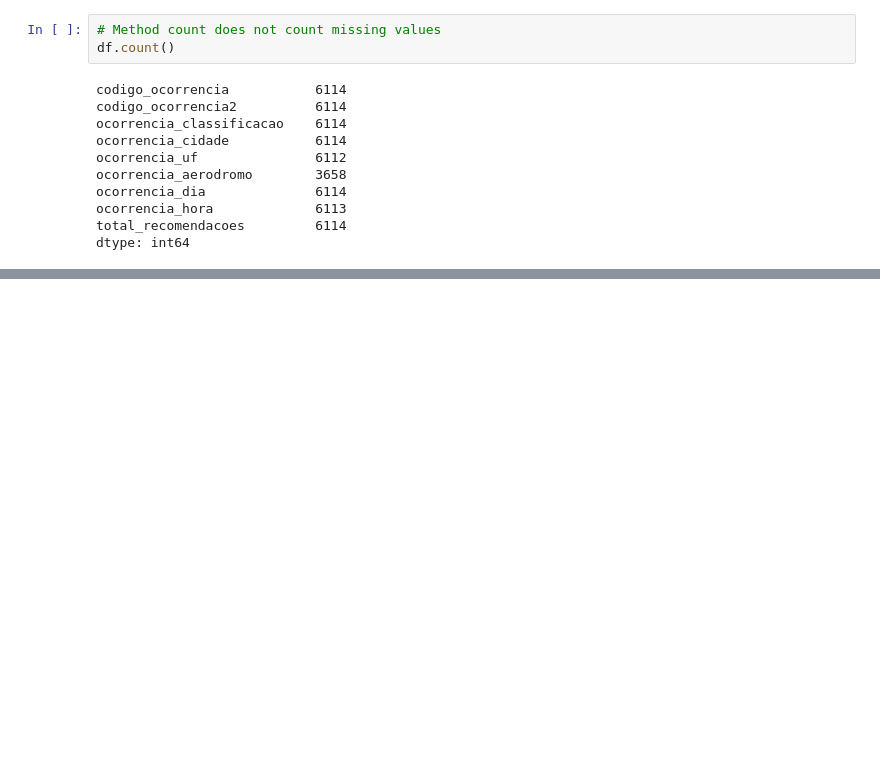
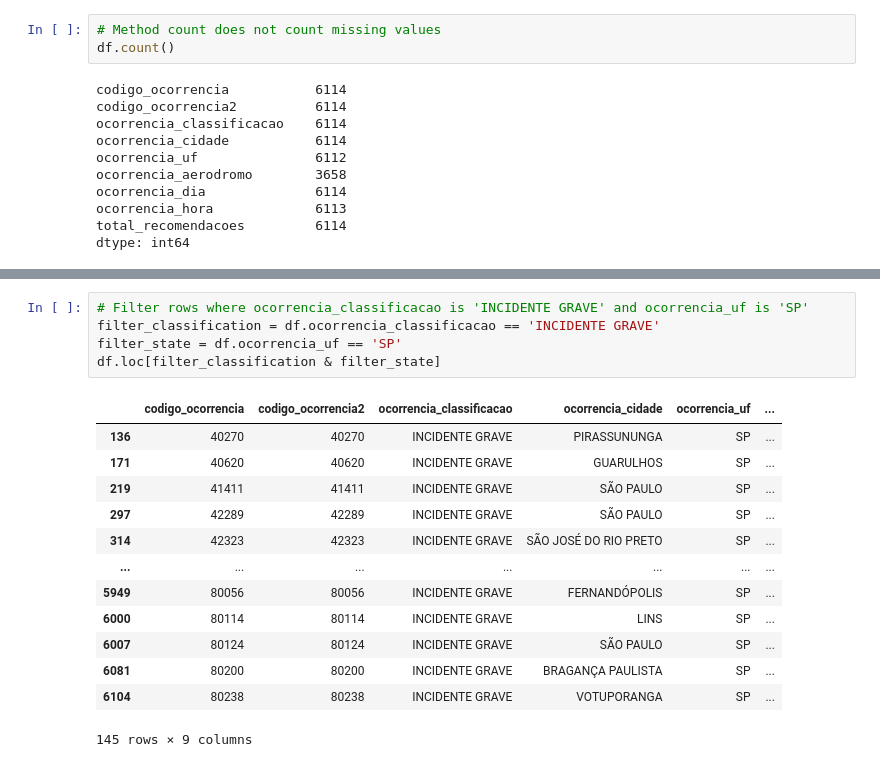
Before and after one commit to angelacpd/etl-dio, a Jupyter notebook: Transform.ipynb, the cells around one changed output, grey strips where cells are left out. Drawn from its saved outputs; the diff is of its cells as text; blank space fills up the shorter version.

Commit message:
Filter columns by comparing values. Combine filters.

```diff
--- a/Transform.ipynb
+++ b/Transform.ipynb
@@ -190,0 +255,19 @@ dtype: int64
+# %%
+# Filter rows where ocorrencia_classificacao is 'INCIDENTE GRAVE' and ocorrencia_uf is 'SP'
+filter_classification = df.ocorrencia_classificacao == 'INCIDENTE GRAVE'
+filter_state = df.ocorrencia_uf == 'SP'
+df.loc[filter_classification & filter_state]
+# %% [output]
+|  | codigo_ocorrencia | codigo_ocorrencia2 | ocorrencia_classificacao | ocorrencia_cidade | ocorrencia_uf | ... |
+| 136 | 40270 | 40270 | INCIDENTE GRAVE | PIRASSUNUNGA | SP | ... |
+| 171 | 40620 | 40620 | INCIDENTE GRAVE | GUARULHOS | SP | ... |
+| 219 | 41411 | 41411 | INCIDENTE GRAVE | SÃO PAULO | SP | ... |
+| 297 | 42289 | 42289 | INCIDENTE GRAVE | SÃO PAULO | SP | ... |
+| 314 | 42323 | 42323 | INCIDENTE GRAVE | SÃO JOSÉ DO RIO PRETO | SP | ... |
+| ... | ... | ... | ... | ... | ... | ... |
+| 5949 | 80056 | 80056 | INCIDENTE GRAVE | FERNANDÓPOLIS | SP | ... |
+| 6000 | 80114 | 80114 | INCIDENTE GRAVE | LINS | SP | ... |
+| 6007 | 80124 | 80124 | INCIDENTE GRAVE | SÃO PAULO | SP | ... |
+| 6081 | 80200 | 80200 | INCIDENTE GRAVE | BRAGANÇA PAULISTA | SP | ... |
+| 6104 | 80238 | 80238 | INCIDENTE GRAVE | VOTUPORANGA | SP | ... |
+145 rows × 9 columns
```
Also changed, not shown: parts of 7 cells of this notebook.
